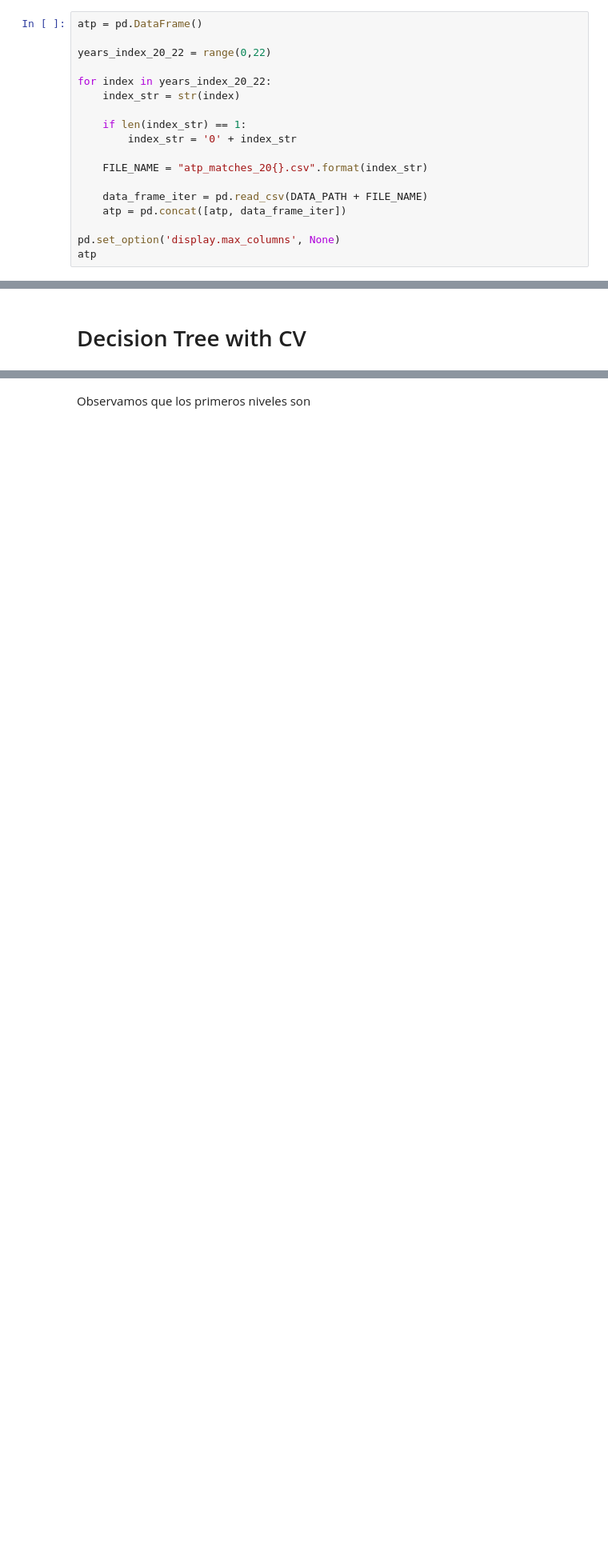
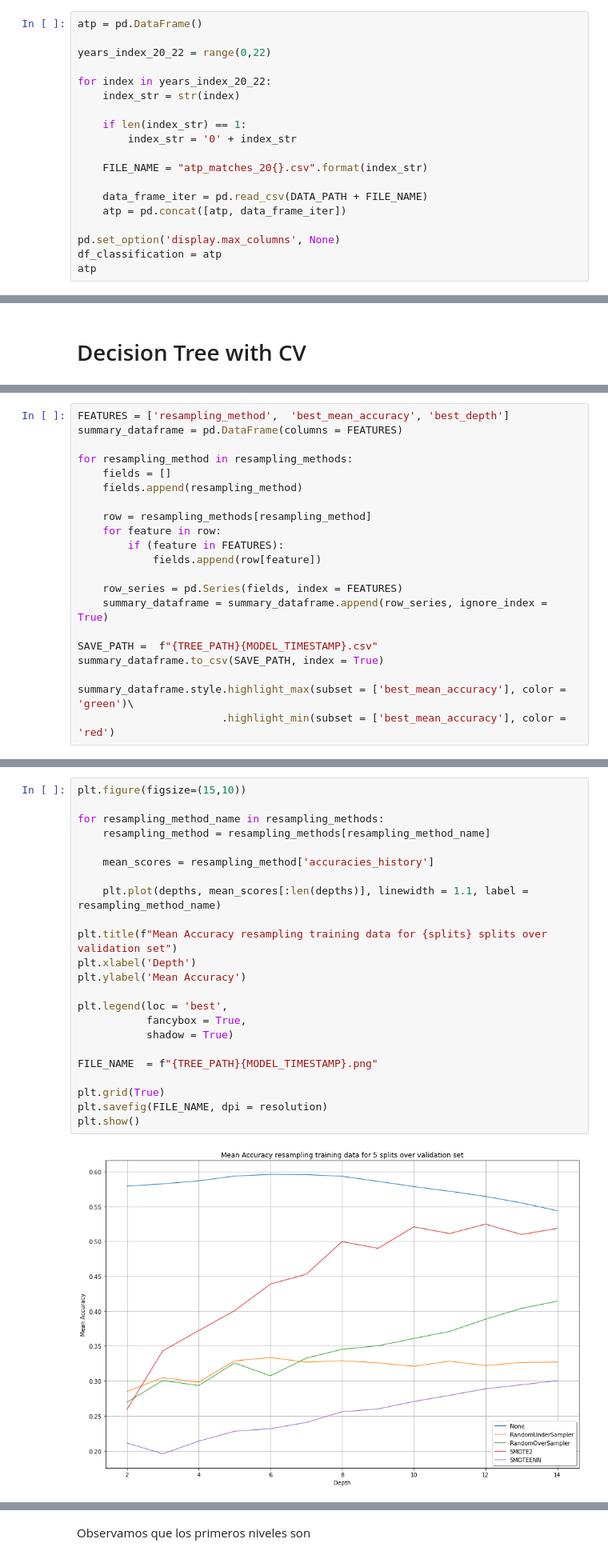
Before and after one commit to luperezsal/DM-Classification-Tree, a Jupyter notebook: Classification.ipynb, the cells around one changed output, grey strips where cells are left out. Shown at 80% size. Drawn from its saved outputs; the diff is of its cells as text; blank space fills up the shorter version.

Commit message:
[FEATURE] Add Resampling Tree methods

```diff
--- a/Classification.ipynb
+++ b/Classification.ipynb
@@ -66,6 +69,7 @@ for index in years_index_20_22:
     atp = pd.concat([atp, data_frame_iter])
 
 pd.set_option('display.max_columns', None)
+df_classification = atp
 atp
 # %% [output]
 |  | tourney_id | tourney_name | surface | draw_size | tourney_level | tourney_date | match_num | winner_id | ... |
@@ -252,0 +438,21 @@ Done!
+# %%
+FEATURES = ['resampling_method',  'best_mean_accuracy', 'best_depth']
+summary_dataframe = pd.DataFrame(columns = FEATURES)
+
+for resampling_method in resampling_methods:
+    fields = []
+    fields.append(resampling_method)
+
+    row = resampling_methods[resampling_method]
+    for feature in row:
+        if (feature in FEATURES):
+            fields.append(row[feature])
+
+    row_series = pd.Series(fields, index = FEATURES)
+    summary_dataframe = summary_dataframe.append(row_series, ignore_index = True)
+
+SAVE_PATH =  f"{TREE_PATH}{MODEL_TIMESTAMP}.csv"
+summary_dataframe.to_csv(SAVE_PATH, index = True)
+
+summary_dataframe.style.highlight_max(subset = ['best_mean_accuracy'], color = 'green')\
+                       .highlight_min(subset = ['best_mean_accuracy'], color = 'red')
@@ -252,0 +474,25 @@ Done!
+# %%
+plt.figure(figsize=(15,10))
+
+for resampling_method_name in resampling_methods:
+    resampling_method = resampling_methods[resampling_method_name]
+
+    mean_scores = resampling_method['accuracies_history']
+
+    plt.plot(depths, mean_scores[:len(depths)], linewidth = 1.1, label = resampling_method_name)
+
+plt.title(f"Mean Accuracy resampling training data for {splits} splits over validation set")
+plt.xlabel('Depth')
+plt.ylabel('Mean Accuracy')
+
+plt.legend(loc = 'best',
+           fancybox = True,
+           shadow = True)
+
+FILE_NAME  = f"{TREE_PATH}{MODEL_TIMESTAMP}.png"
+
+plt.grid(True)
+plt.savefig(FILE_NAME, dpi = resolution)
+plt.show()
+# %% [output]
+[figure, added]
```
Also changed, not shown: parts of 76 cells of this notebook, 12 other files.
